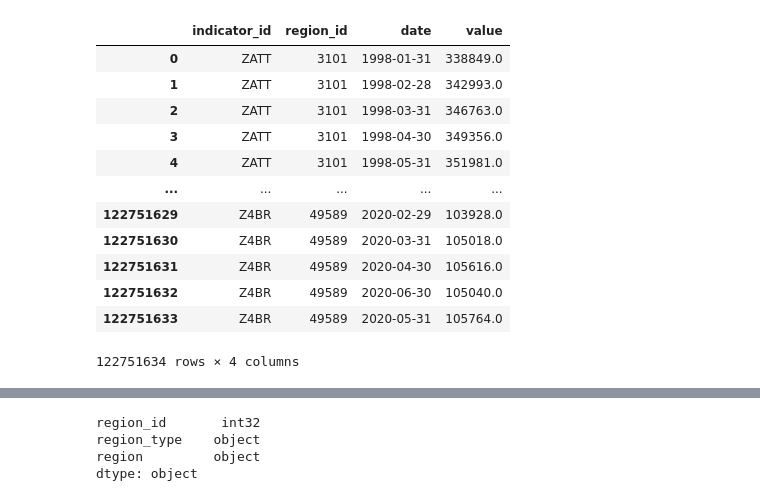
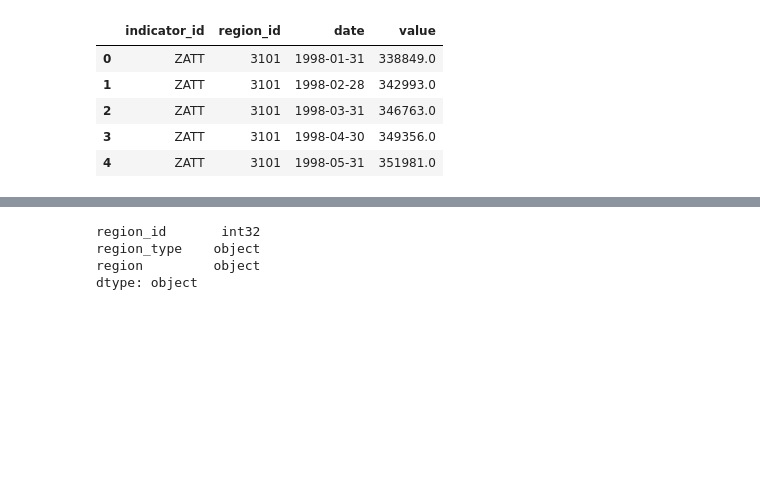
Before and after one commit to binetala/The_Very_Best_Team, a Jupyter notebook: Cole/zillow_data.ipynb, the cells around one changed output, grey strips where cells are left out. Saved outputs shown, nothing was run; the diff lists cells and outputs as text; code cells hidden in the pictures; blank space fills up the shorter version.

```diff
--- a/Cole/zillow_data.ipynb
+++ b/Cole/zillow_data.ipynb
@@ -14,21 +14,14 @@ import os
 csv_path = os.path.join("..", "..", "data", "project_one_data", "zillow_data.csv")
 zillow_data_raw = pd.read_csv(csv_path)
 # %%
-zillow_data_raw
+zillow_data_raw.head()
 # %% [output]
 |  | indicator_id | region_id | date | value |
 | 0 | ZATT | 3101 | 1998-01-31 | 338849.0 |
 | 1 | ZATT | 3101 | 1998-02-28 | 342993.0 |
 | 2 | ZATT | 3101 | 1998-03-31 | 346763.0 |
 | 3 | ZATT | 3101 | 1998-04-30 | 349356.0 |
 | 4 | ZATT | 3101 | 1998-05-31 | 351981.0 |
-| ... | ... | ... | ... | ... |
-| 122751629 | Z4BR | 49589 | 2020-02-29 | 103928.0 |
-| 122751630 | Z4BR | 49589 | 2020-03-31 | 105018.0 |
-| 122751631 | Z4BR | 49589 | 2020-04-30 | 105616.0 |
-| 122751632 | Z4BR | 49589 | 2020-06-30 | 105040.0 |
-| 122751633 | Z4BR | 49589 | 2020-05-31 | 105764.0 |
-122751634 rows × 4 columns
 # %%
 # metro_ids = ['753921', '753881', '753874', '753871', '395130', '395007', '394876', '394645', '394639', '394606', '394602', '394556', '394547', '394530', '394484', '394437', '394405']
 zillow_data_daterange = zillow_data_raw.loc[(zillow_data_raw["date"] > "2016-04-01")]
```
Also changed, not shown: parts of 6 cells of this notebook, 4 other files.
